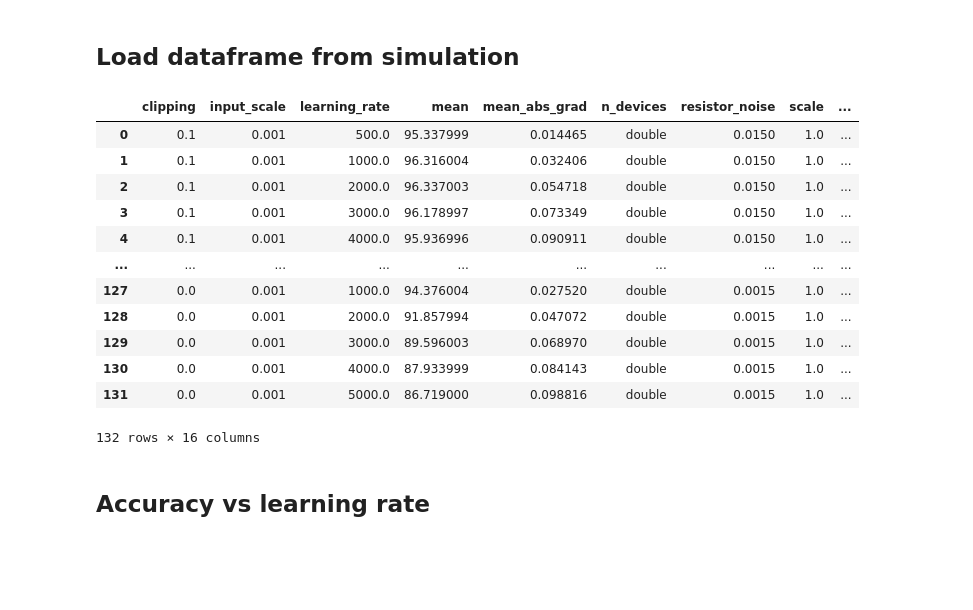
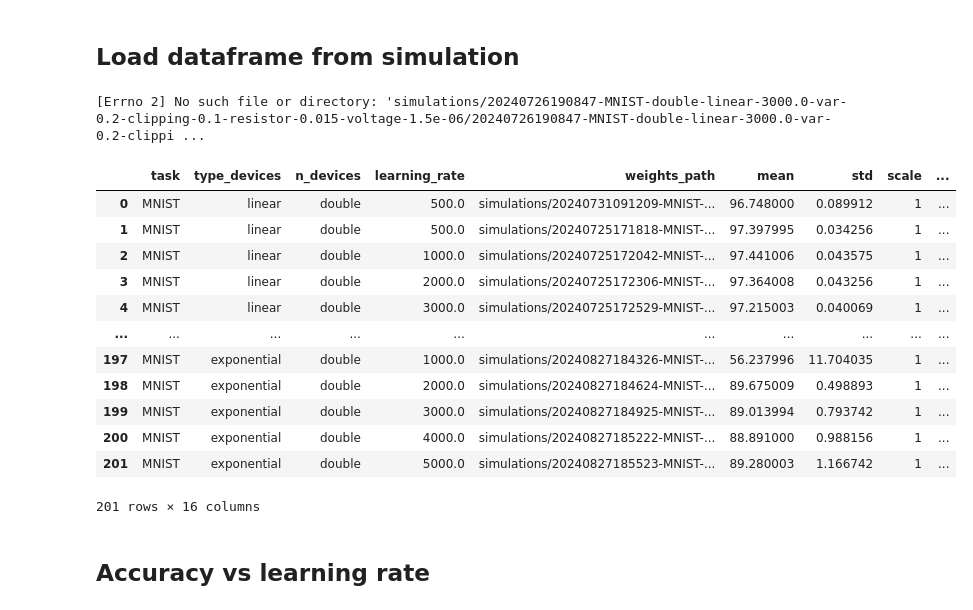
Before and after one commit to kellian-cottart/magnetoionic-simulations, a Jupyter notebook: magnetoionic-figures.ipynb, the cells around one changed output. Cells and saved outputs as stored; diff of their text form; code cells hidden in the pictures; blank space fills up the shorter version.

```diff
--- a/magnetoionic-figures.ipynb
+++ b/magnetoionic-figures.ipynb
@@ -54,7 +54,7 @@ n_iterations = 10
 df = pd.DataFrame()
 # get all paths
 paths = [f for f in os.listdir(SIMULATION_FOLDER) if os.path.isdir(os.path.join(SIMULATION_FOLDER, f))]
-for path in paths:
+for k, path in enumerate(paths):
     try:
         # first dim of the tensor is the iteration
         accuracies = []
@@ -80,48 +80,50 @@ for path in paths:
         # print parameters but well formatted
         task = parameters["task"]
         n_devices = parameters["optimizer_parameters"]["field"][0].split("-")[0]
         type_devices = parameters["optimizer_parameters"]["field"][0].split("-")[1]
         learning_rate = float(parameters["optimizer_parameters"]["lr"])
         scale = parameters["optimizer_parameters"]["scale"]
         resistor_noise = parameters["resistor_noise"]
         voltage_noise = parameters["voltage_noise"]
         var = parameters["optimizer_parameters"]["device_variability"]
         clipping = parameters["optimizer_parameters"]["clipping"]
         input_scale = parameters["input_scale"]
-        df = df.append({"task": task,
+        records = pd.DataFrame.from_records([{"task": task,
                         "type_devices": type_devices,
                         "n_devices": n_devices,
                         "learning_rate": learning_rate,
                         "weights_path": weights,
                         "mean": mean,
                         "std": std,
                         "scale": scale,
                         "resistor_noise": resistor_noise,
                         "voltage_noise": voltage_noise,
                         "mean_abs_grad": mean_abs_grad,
                         "var": var,
                         "clipping": clipping,
                         "input_scale": input_scale,
                         "swap_mean": swap_mean,
-                        "swap_std": swap_std}, ignore_index=True)
+                        "swap_std": swap_std}], index=[k])
+        df = pd.concat([df, records])
     except Exception as e:
         print(e)
         pass
 df
 # %% [output]
+[Errno 2] No such file or directory: 'simulations/20240726190847-MNIST-double-linear-3000.0-var-0.2-clipping-0.1-resistor-0.015-voltage-1.5e-06/20240726190847-MNIST-double-linear-3000.0-var-0.2-clippi ...
-|  | clipping | input_scale | learning_rate | mean | mean_abs_grad | n_devices | resistor_noise | scale | ... |
-| 0 | 0.1 | 0.001 | 500.0 | 95.337999 | 0.014465 | double | 0.0150 | 1.0 | ... |
-| 1 | 0.1 | 0.001 | 1000.0 | 96.316004 | 0.032406 | double | 0.0150 | 1.0 | ... |
-| 2 | 0.1 | 0.001 | 2000.0 | 96.337003 | 0.054718 | double | 0.0150 | 1.0 | ... |
-| 3 | 0.1 | 0.001 | 3000.0 | 96.178997 | 0.073349 | double | 0.0150 | 1.0 | ... |
-| 4 | 0.1 | 0.001 | 4000.0 | 95.936996 | 0.090911 | double | 0.0150 | 1.0 | ... |
+|  | task | type_devices | n_devices | learning_rate | weights_path | mean | std | scale | ... |
+| 0 | MNIST | linear | double | 500.0 | simulations/20240731091209-MNIST-... | 96.748000 | 0.089912 | 1 | ... |
+| 1 | MNIST | linear | double | 500.0 | simulations/20240725171818-MNIST-... | 97.397995 | 0.034256 | 1 | ... |
+| 2 | MNIST | linear | double | 1000.0 | simulations/20240725172042-MNIST-... | 97.441006 | 0.043575 | 1 | ... |
+| 3 | MNIST | linear | double | 2000.0 | simulations/20240725172306-MNIST-... | 97.364008 | 0.043256 | 1 | ... |
+| 4 | MNIST | linear | double | 3000.0 | simulations/20240725172529-MNIST-... | 97.215003 | 0.040069 | 1 | ... |
 | ... | ... | ... | ... | ... | ... | ... | ... | ... | ... |
-| 127 | 0.0 | 0.001 | 1000.0 | 94.376004 | 0.027520 | double | 0.0015 | 1.0 | ... |
-| 128 | 0.0 | 0.001 | 2000.0 | 91.857994 | 0.047072 | double | 0.0015 | 1.0 | ... |
-| 129 | 0.0 | 0.001 | 3000.0 | 89.596003 | 0.068970 | double | 0.0015 | 1.0 | ... |
-| 130 | 0.0 | 0.001 | 4000.0 | 87.933999 | 0.084143 | double | 0.0015 | 1.0 | ... |
-| 131 | 0.0 | 0.001 | 5000.0 | 86.719000 | 0.098816 | double | 0.0015 | 1.0 | ... |
+| 197 | MNIST | exponential | double | 1000.0 | simulations/20240827184326-MNIST-... | 56.237996 | 11.704035 | 1 | ... |
+| 198 | MNIST | exponential | double | 2000.0 | simulations/20240827184624-MNIST-... | 89.675009 | 0.498893 | 1 | ... |
+| 199 | MNIST | exponential | double | 3000.0 | simulations/20240827184925-MNIST-... | 89.013994 | 0.793742 | 1 | ... |
+| 200 | MNIST | exponential | double | 4000.0 | simulations/20240827185222-MNIST-... | 88.891000 | 0.988156 | 1 | ... |
+| 201 | MNIST | exponential | double | 5000.0 | simulations/20240827185523-MNIST-... | 89.280003 | 1.166742 | 1 | ... |
-132 rows × 16 columns
+201 rows × 16 columns
 # %% [markdown]
 ## Accuracy vs learning rate
 # %% [markdown]
```
Also changed, not shown: parts of 2 cells of this notebook, 1 other file.
